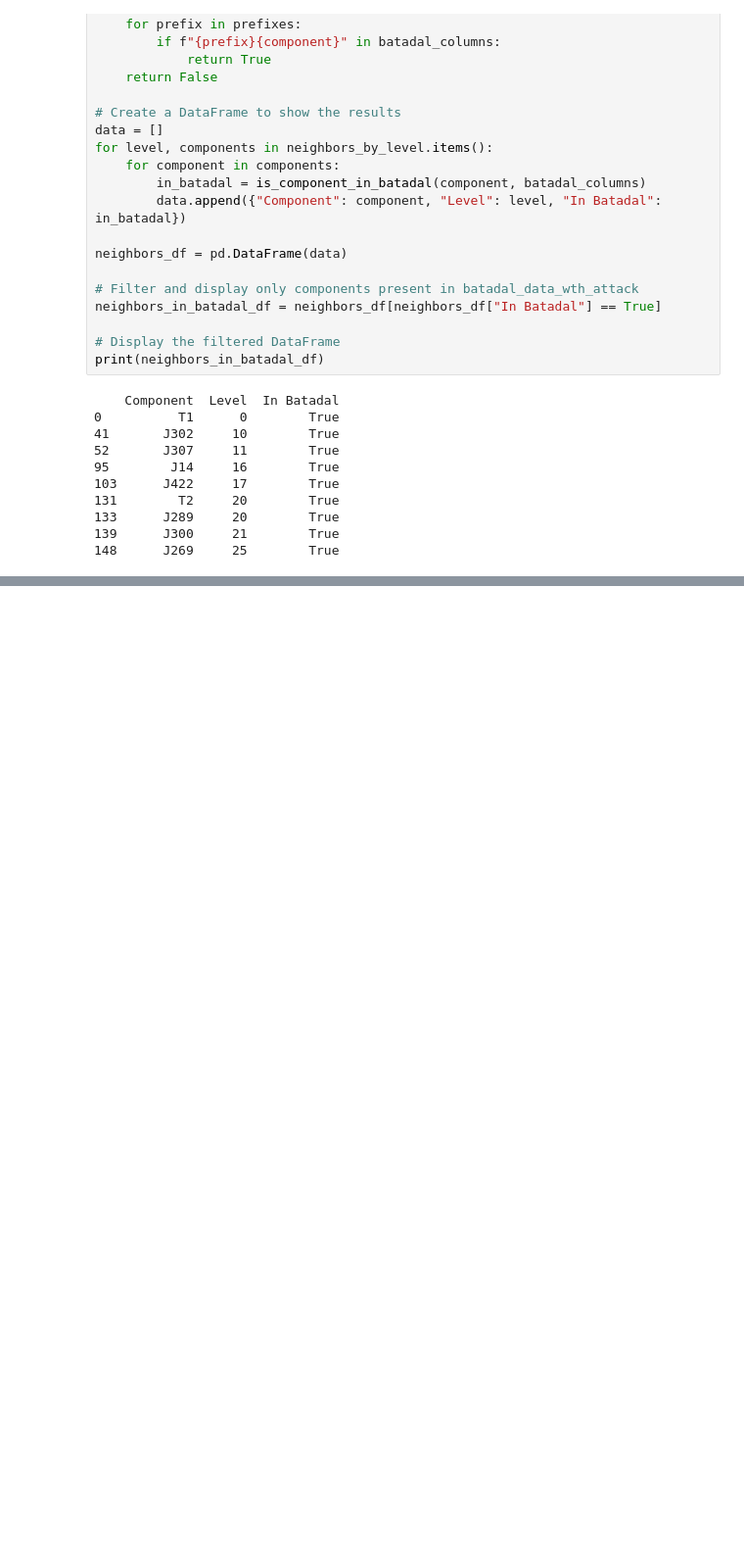
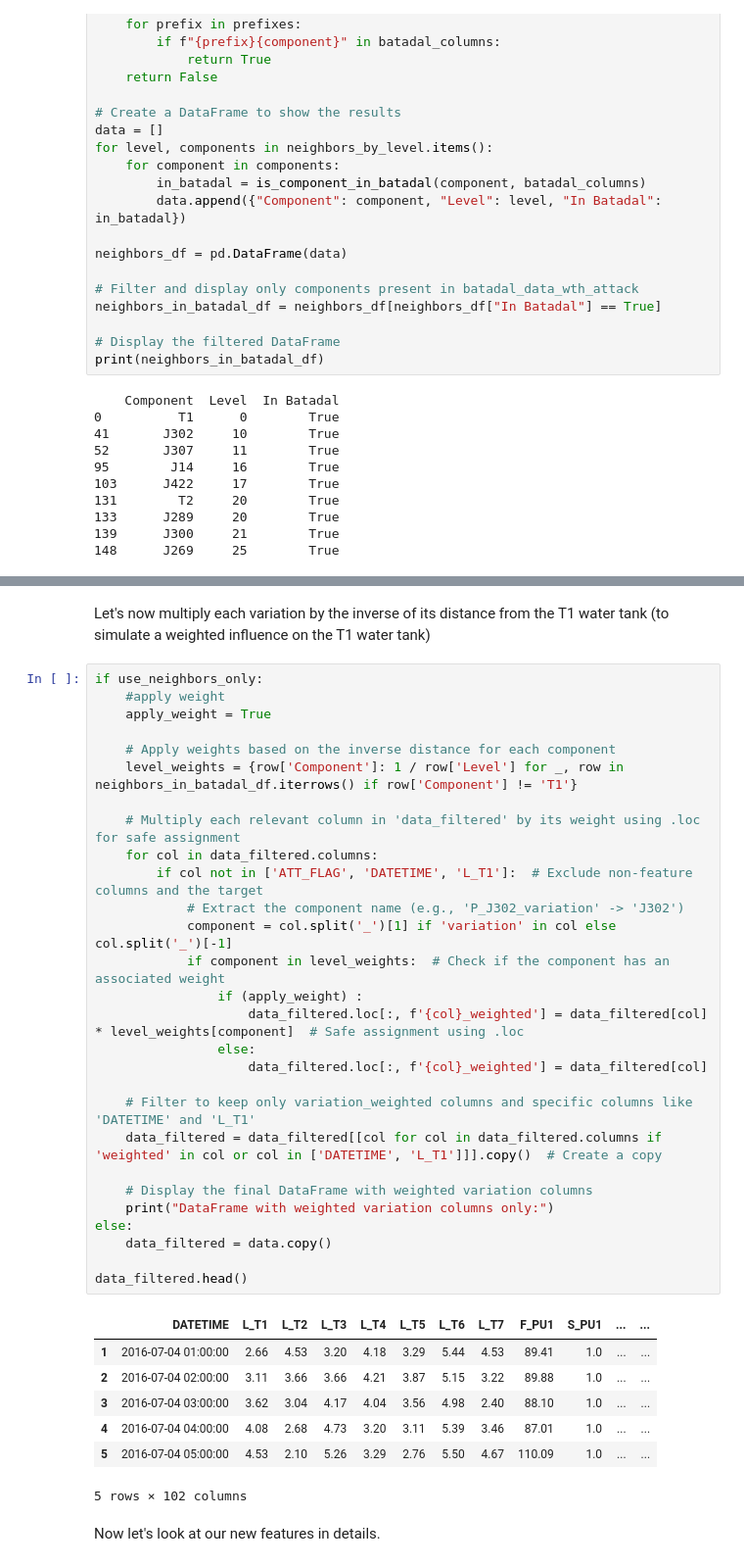
Before and after one commit to Striky2/ics-cybersleuth-ai, a Jupyter notebook: main-jupy-bk.ipynb, the cells around one changed output, grey strips where cells are left out. Shown at 98% size. Cells and saved outputs as stored; diff of their text form; blank space fills up the shorter version.

```diff
--- a/main-jupy-bk.ipynb
+++ b/main-jupy-bk.ipynb
@@ -588,0 +807,40 @@ KeyError: "['P_T2'] not in index"
+# %% [markdown]
+Let's now multiply each variation by the inverse of its distance from the T1 water tank (to simulate a weighted influence on the T1 water tank)
+# %%
+if use_neighbors_only:
+    #apply weight
+    apply_weight = True
+
+    # Apply weights based on the inverse distance for each component
+    level_weights = {row['Component']: 1 / row['Level'] for _, row in neighbors_in_batadal_df.iterrows() if row['Component'] != 'T1'}
+
+    # Multiply each relevant column in 'data_filtered' by its weight using .loc for safe assignment
+    for col in data_filtered.columns:
+        if col not in ['ATT_FLAG', 'DATETIME', 'L_T1']:  # Exclude non-feature columns and the target
+            # Extract the component name (e.g., 'P_J302_variation' -> 'J302')
+            component = col.split('_')[1] if 'variation' in col else col.split('_')[-1]
+            if component in level_weights:  # Check if the component has an associated weight
+                if (apply_weight) :
+                    data_filtered.loc[:, f'{col}_weighted'] = data_filtered[col] * level_weights[component]  # Safe assignment using .loc
+                else:
+                    data_filtered.loc[:, f'{col}_weighted'] = data_filtered[col]
+
+    # Filter to keep only variation_weighted columns and specific columns like 'DATETIME' and 'L_T1'
+    data_filtered = data_filtered[[col for col in data_filtered.columns if 'weighted' in col or col in ['DATETIME', 'L_T1']]].copy()  # Create a copy
+
+    # Display the final DataFrame with weighted variation columns
+    print("DataFrame with weighted variation columns only:")
+else:
+    data_filtered = data.copy()
+
+data_filtered.head()
+# %% [output]
+|  | DATETIME | L_T1 | L_T2 | L_T3 | L_T4 | L_T5 | L_T6 | L_T7 | F_PU1 | S_PU1 | ... | ... |
+| 1 | 2016-07-04 01:00:00 | 2.66 | 4.53 | 3.20 | 4.18 | 3.29 | 5.44 | 4.53 | 89.41 | 1.0 | ... | ... |
+| 2 | 2016-07-04 02:00:00 | 3.11 | 3.66 | 3.66 | 4.21 | 3.87 | 5.15 | 3.22 | 89.88 | 1.0 | ... | ... |
+| 3 | 2016-07-04 03:00:00 | 3.62 | 3.04 | 4.17 | 4.04 | 3.56 | 4.98 | 2.40 | 88.10 | 1.0 | ... | ... |
+| 4 | 2016-07-04 04:00:00 | 4.08 | 2.68 | 4.73 | 3.20 | 3.11 | 5.39 | 3.46 | 87.01 | 1.0 | ... | ... |
+| 5 | 2016-07-04 05:00:00 | 4.53 | 2.10 | 5.26 | 3.29 | 2.76 | 5.50 | 4.67 | 110.09 | 1.0 | ... | ... |
+5 rows × 102 columns
+# %% [markdown]
+Now let's look at our new features in details.
```
Also changed, not shown: parts of 24 cells of this notebook.
